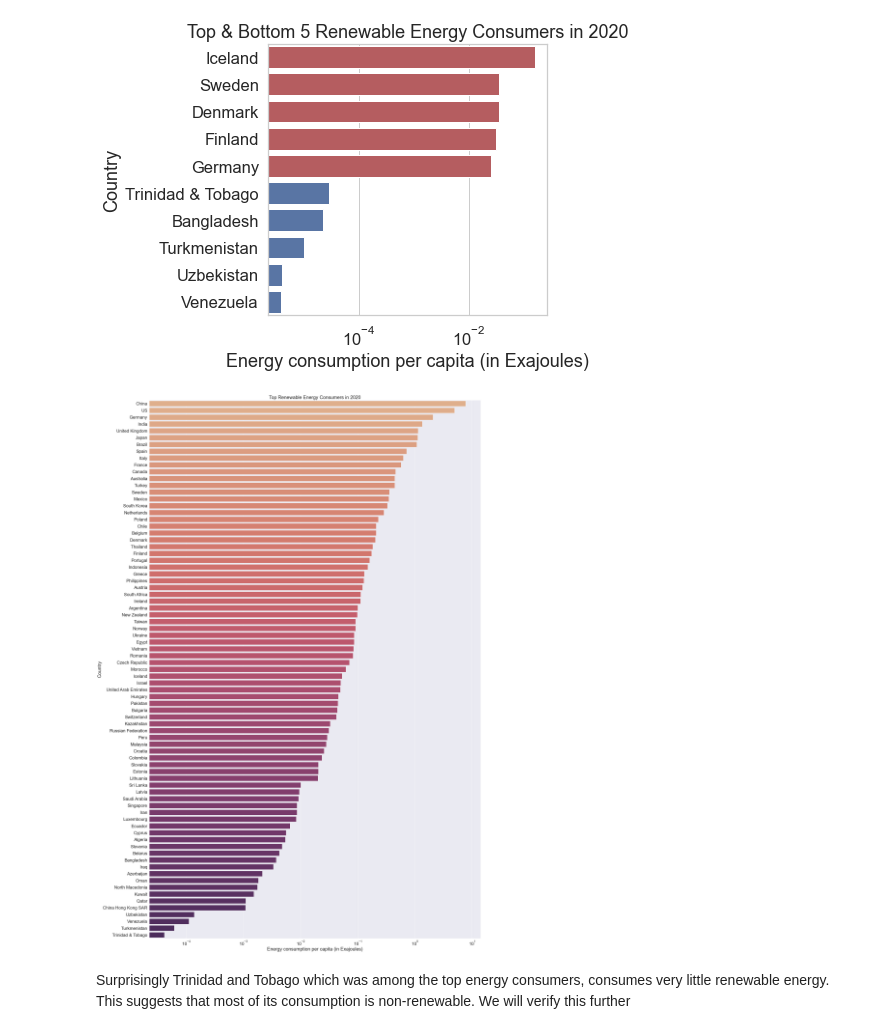
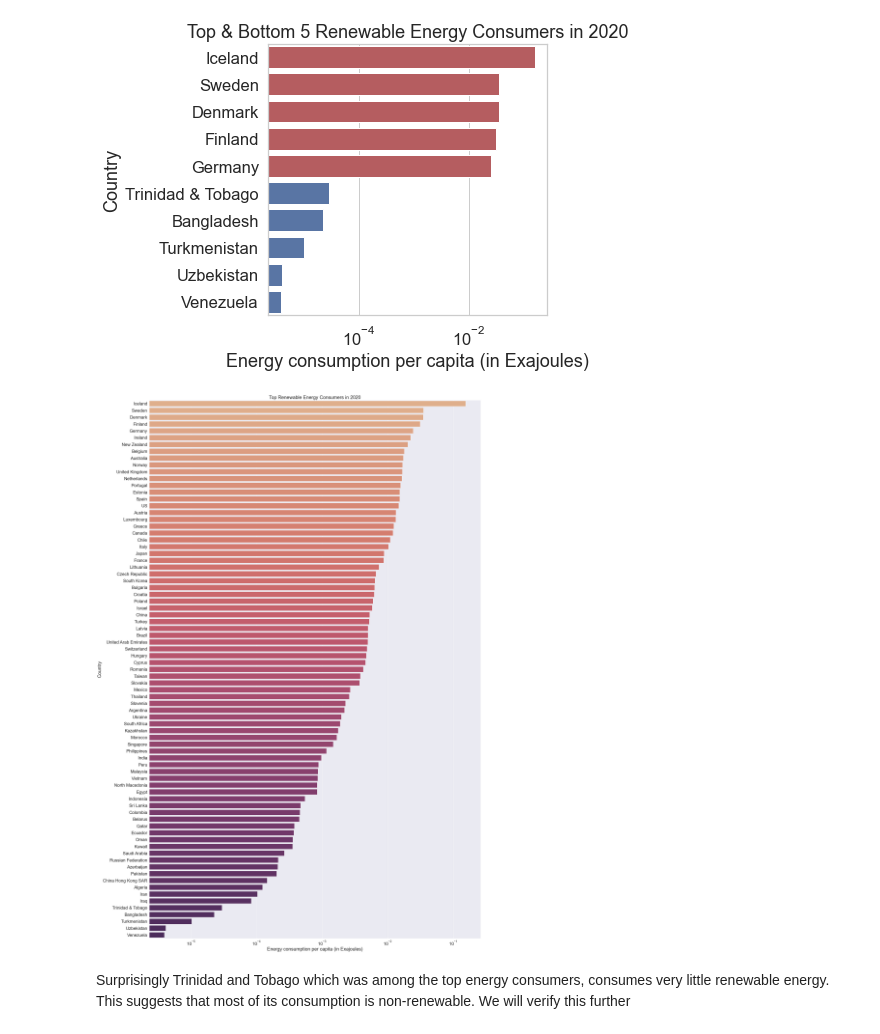
Before and after one commit to PranavaSinghal/DS203-Project, a Jupyter notebook: DS203_project.ipynb, the cells around one changed output. Drawn from its saved outputs; the diff is of its cells as text; code cells hidden in the pictures.

```diff
--- a/DS203_project.ipynb
+++ b/DS203_project.ipynb
@@ -1064,0 +1112,25 @@ import matplotlib.pyplot as plt
+# %%
+sns.set(rc={'figure.figsize':(15, 13)}, font_scale = 1.1, style = "whitegrid")
+df_year = df_per_capita[df_per_capita['Year']==2019]
+df_year.reset_index()
+plt.subplot(2,2,1)
+sns.scatterplot(x=df_year['GDP'], y=df_year['HDI'], hue = df_year["Total Renewable Energy"], palette = 'flare')
+plt.legend(title = "Total Energy" + "\n" + "Consumption")
+plt.xscale("log")
+plt.yscale("log")
+plt.subplot(2, 2, 2)
+sns.scatterplot(x=df_year['GDP'], y=df_year['Total Renewable Energy'],  hue = df_year["HDI"],  palette = 'flare')
+plt.legend(title = "HDI")
+plt.xscale("log")
+plt.yscale("log")
+plt.subplot(2, 2, 3)
+sns.scatterplot(x=df_year['Total Primary Energy Consumption'], y=df_year['CO2 (in million tonnes)'], hue = df_year["GDP"],  palette = 'flare')
+plt.legend(title = "GDP")
+plt.xscale("log")
+plt.yscale("log")
+plt.subplot(2, 2, 4)
+sns.scatterplot(x=df_year['GDP'], y=df_year['CO2 (in million tonnes)'], hue = df_year['Total Primary Energy Consumption'],  palette = 'flare')
+plt.legend(title = "Total Energy" + "\n" + "Consumption")
+plt.xscale("log")
+plt.yscale("log")
+plt.show()
@@ -1193,20 +1267,20 @@ plt.show()
 # %%
 sns.set_theme(style="whitegrid")
 #sns.color_palette("flare")
 #sns.set_context('paper', font_scale = 1.4)
 sns.set(rc={'figure.figsize':(30,50)}, font_scale = 2)
 sns.barplot(y = 'Country', x = 'Total Renewable Energy',
-            data = df_final[(df_final['Year']==2020) & ~(df_final['Country'].str.contains(pat = "Total"))].sort_values(['Total Renewable Energy'],
+            data = df_per_capita[(df_per_capita['Year']==2020) & ~(df_per_capita['Country'].str.contains(pat = "Total"))].sort_values(['Total Renewable Energy'],
             ascending=[False]),dodge=False, orient = 'h', ci = None, palette = "flare" ) #hue = 'type', orient = 'h', palette = ['r', 'b'],dodge=False)
 plt.title('Top Renewable Energy Consumers in 2020')
 
 ax = plt.gca()
 ax.legend_ = None # Hide the legend
 plt.xlabel('Energy consumption per capita (in Exajoules)')
 plt.xscale('log')
 plt.show()
 # %% [output]
-[figure, old version]
+[figure, new version]
 # %% [markdown]
 Surprisingly Trinidad and Tobago which was among the top energy consumers, consumes very little renewable energy. This suggests that most of its consumption is non-renewable. We will verify this further
 # %% [markdown]
```
Also changed, not shown: parts of 8 cells of this notebook, 1 other file.
